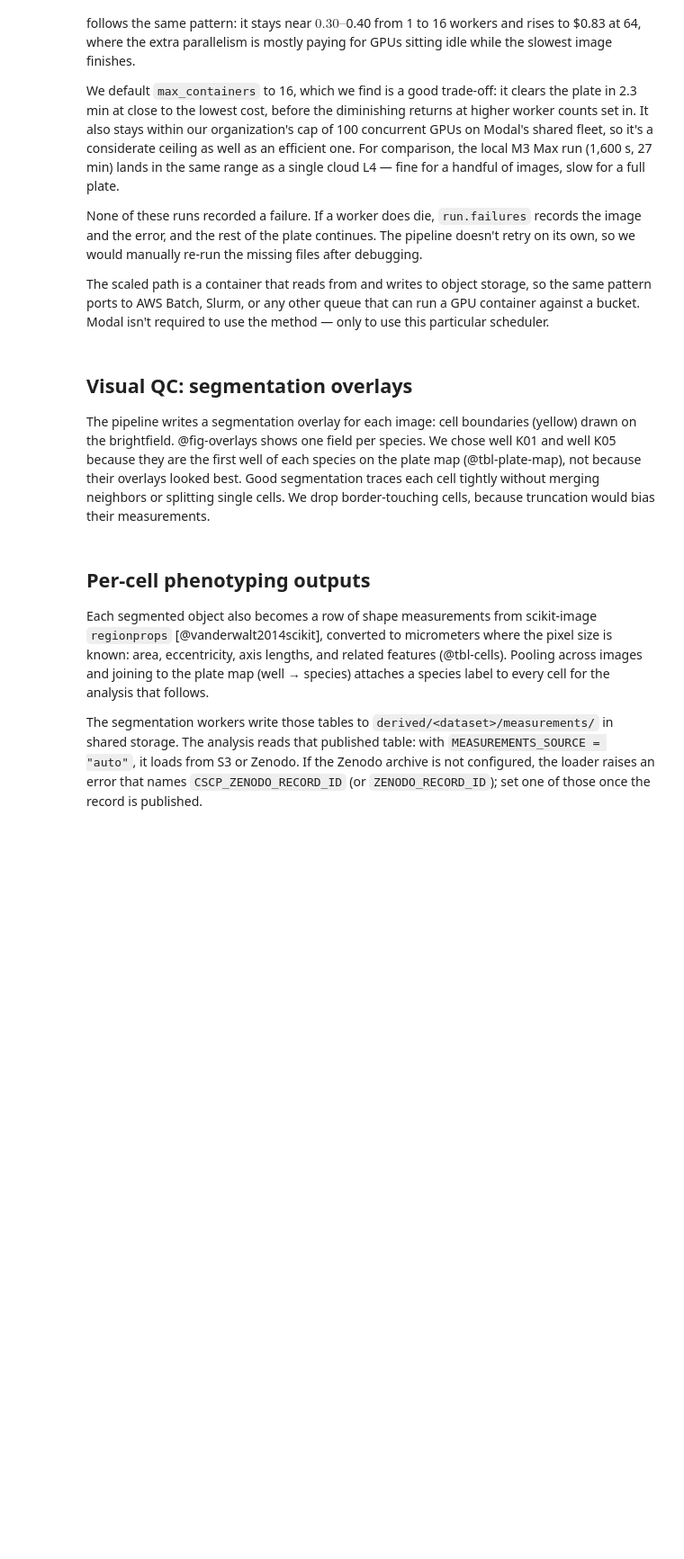
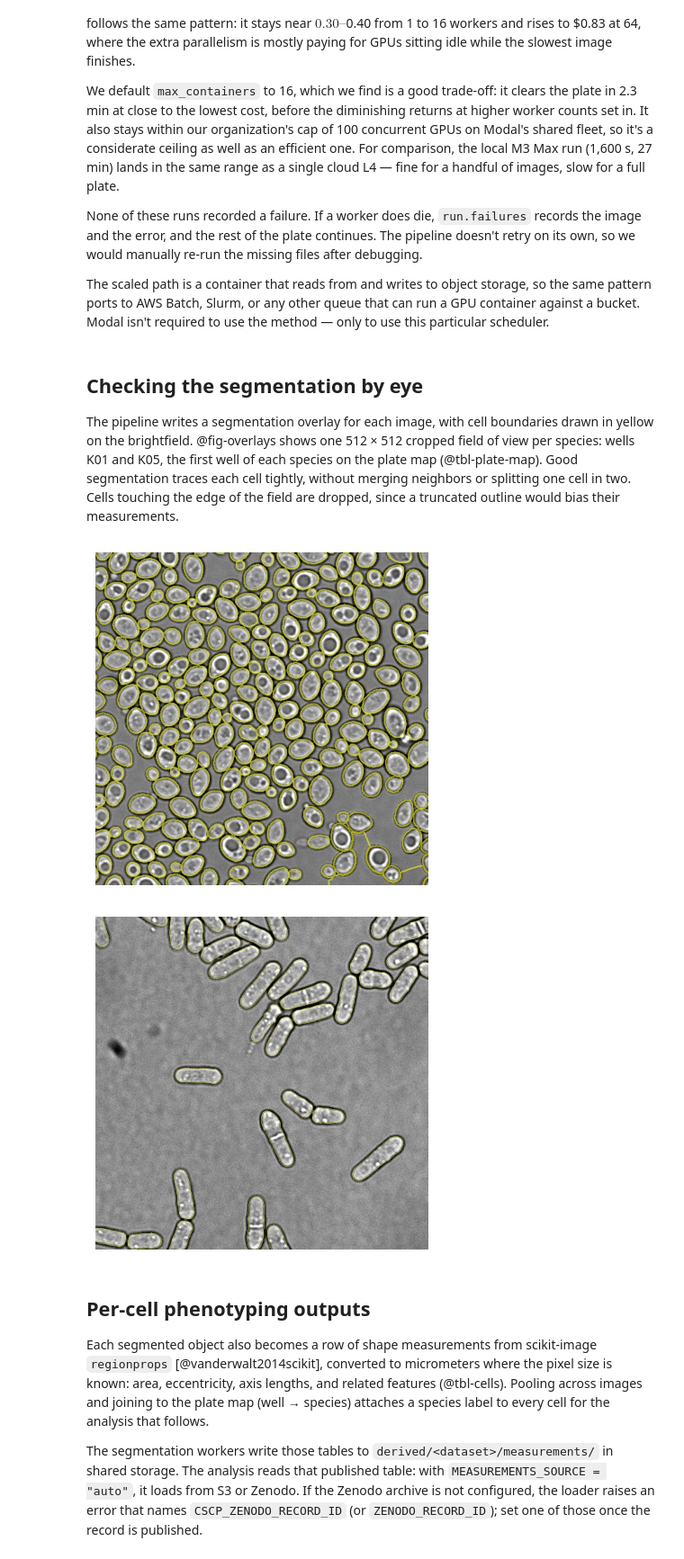
Before and after one commit to Arcadia-Science/cloud-scaled-cell-phenotyping, a Jupyter notebook: index.ipynb, the cells around one changed output. Shown at 90% size. Saved outputs shown, nothing was run; the diff lists cells and outputs as text; code cells hidden in the pictures; blank space fills up the shorter version.

Commit message:
Slight revisions to visual qc cell

```diff
--- a/index.ipynb
+++ b/index.ipynb
@@ -141,7 +150,7 @@ import time
 from analysis.runner import run_demo
 
 # None processes every ND2. Both backends run the full plate; local CPU is sequential.
-LIMIT = None
+LIMIT = 6
 CELL_DIAMETER = 30  # pixels
 CELLPROB_THRESHOLD = 3.0
 
@@ -182,28 +194,30 @@ None of these runs recorded a failure. If a worker does die, `run.failures` reco
 
 The scaled path is a container that reads from and writes to object storage, so the same pattern ports to AWS Batch, Slurm, or any other queue that can run a GPU container against a bucket. Modal isn't required to use the method — only to use this particular scheduler.
 # %% [markdown]
-## Visual QC: segmentation overlays
+## Checking the segmentation by eye
 
-The pipeline writes a segmentation overlay for each image: cell boundaries (yellow) drawn on the brightfield. @fig-overlays shows one field per species. We chose well K01 and well K05 because they are the first well of each species on the plate map (@tbl-plate-map), not because their overlays looked best. Good segmentation traces each cell tightly without merging neighbors or splitting single cells. We drop border-touching cells, because truncation would bias their measurements.
+The pipeline writes a segmentation overlay for each image, with cell boundaries drawn in yellow on the brightfield. @fig-overlays shows one 512 × 512 cropped field of view per species: wells K01 and K05, the first well of each species on the plate map (@tbl-plate-map). Good segmentation traces each cell tightly, without merging neighbors or splitting one cell in two. Cells touching the edge of the field are dropped, since a truncated outline would bias their measurements.
 # %%
 # | echo: false
 # | label: fig-overlays
 # | layout-ncol: 2
-# | fig-cap: "Cellpose-SAM outlines on brightfield, one field per species."
+# | fig-cap: "Cellpose-SAM outlines on brightfield. Each panel is a 512 × 512 crop from the center of one field."
 # | fig-subcap:
 # |   - "*S. cerevisiae* BY4743, well K01"
 # |   - "*S. pombe* SP286, well K05"
 # | fig-alt:
-# |   - "Brightfield field of ovoid budding yeast with tight cell outlines."
-# |   - "Brightfield field of rod-shaped fission yeast with tight cell outlines."
+# |   - "Center crop of a brightfield field of ovoid budding yeast with yellow cell outlines."
+# |   - "Center crop of a brightfield field of rod-shaped fission yeast with yellow cell outlines."
 
 import re
 import subprocess
 from pathlib import Path
 
 import matplotlib.pyplot as plt
+import numpy as np
 
 QC_WELLS = ("K01", "K05")
+QC_CROP = 512
 
 
 def _well(name: str) -> str | None:
@@ -238,34 +252,45 @@ def _from_derived(well: str) -> Path | None:
         )
     except (FileNotFoundError, subprocess.CalledProcessError):
         return None
     for line in listed.stdout.splitlines():
         name = line.split()[-1] if line.split() else ""
         if not (name.endswith("_overlay.jpg") and _well(name) == well):
             continue
         dest = dest_dir / name
         try:
             subprocess.run(
                 ["aws", "s3", "cp", prefix + name, str(dest)],
                 check=True,
                 capture_output=True,
             )
         except (FileNotFoundError, subprocess.CalledProcessError):
             return None
         return dest if dest.exists() else None
     return None
 
 
+def _center_crop(image: np.ndarray, size: int) -> np.ndarray:
+    height, width = image.shape[:2]
+    size = min(size, height, width)
+    y0 = (height - size) // 2
+    x0 = (width - size) // 2
+    return image[y0 : y0 + size, x0 : x0 + size]
+
+
 for well in QC_WELLS:
     overlay = _from_run(well) or _from_derived(well)
     if overlay is None:
         raise FileNotFoundError(
             f"No overlay for well {well}. Rerun the segmentation above or copy "
             f"precomputed overlays from the dataset's derived/ prefix."
         )
     fig, ax = plt.subplots()
-    ax.imshow(plt.imread(overlay))
+    ax.imshow(_center_crop(plt.imread(overlay), QC_CROP))
     ax.set_axis_off()
     plt.show()
+# %% [output]
+[figure, added]
+[figure, added]
 # %% [markdown]
 ## Per-cell phenotyping outputs
 
```
Also changed, not shown: parts of 5 cells of this notebook.
